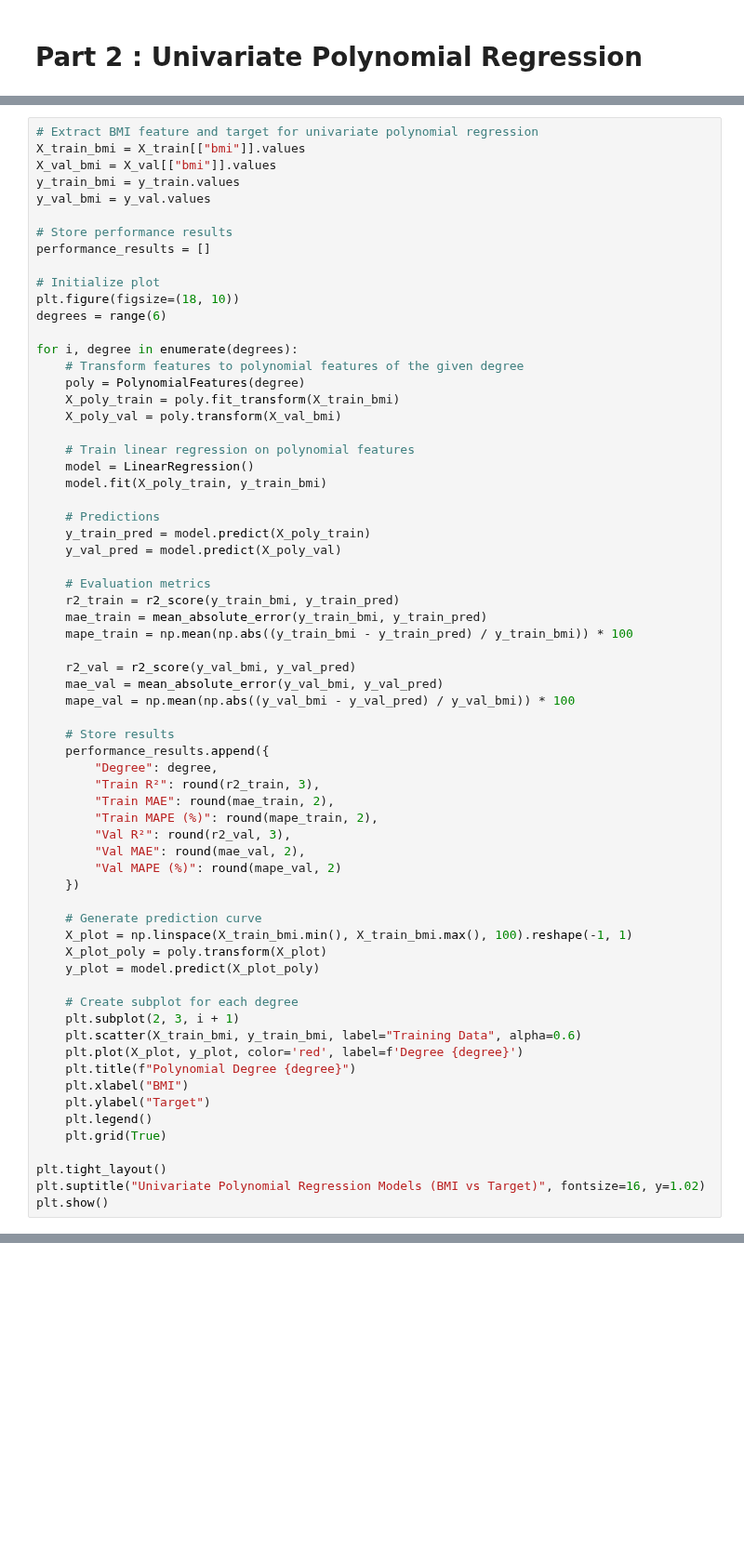
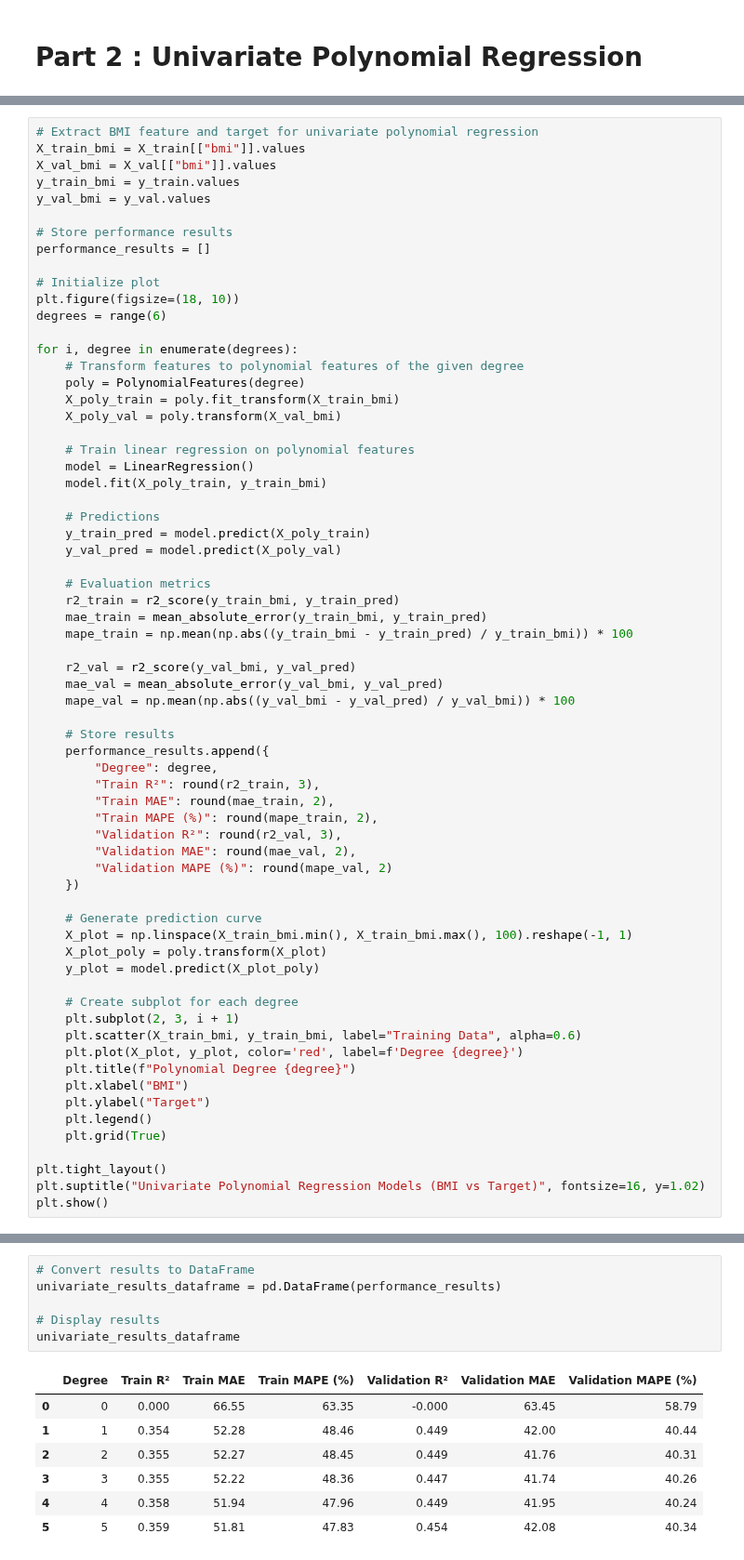
Before and after one commit to MandeepCon/Practical-Lab-2-MLR, a Jupyter notebook: Practical lab2.ipynb, the cells around one changed output, grey strips where cells are left out. Shown at 93% size. Drawn from its saved outputs; the diff is of its cells as text; blank space fills up the shorter version.

```diff
--- a/Practical lab2.ipynb
+++ b/Practical lab2.ipynb
@@ -450,9 +450,9 @@ for i, degree in enumerate(degrees):
         "Train R²": round(r2_train, 3),
         "Train MAE": round(mae_train, 2),
         "Train MAPE (%)": round(mape_train, 2),
-        "Val R²": round(r2_val, 3),
-        "Val MAE": round(mae_val, 2),
-        "Val MAPE (%)": round(mape_val, 2)
+        "Validation R²": round(r2_val, 3),
+        "Validation MAE": round(mae_val, 2),
+        "Validation MAPE (%)": round(mape_val, 2)
     })
 
     # Generate prediction curve
@@ -495,0 +505,14 @@ This analysis reinforces the **predictive strength of BMI** in determining diabe
+# %%
+# Convert results to DataFrame
+univariate_results_dataframe = pd.DataFrame(performance_results)
+
+# Display results
+univariate_results_dataframe
+# %% [output]
+|  | Degree | Train R² | Train MAE | Train MAPE (%) | Validation R² | Validation MAE | Validation MAPE (%) |
+| 0 | 0 | 0.000 | 66.55 | 63.35 | -0.000 | 63.45 | 58.79 |
+| 1 | 1 | 0.354 | 52.28 | 48.46 | 0.449 | 42.00 | 40.44 |
+| 2 | 2 | 0.355 | 52.27 | 48.45 | 0.449 | 41.76 | 40.31 |
+| 3 | 3 | 0.355 | 52.22 | 48.36 | 0.447 | 41.74 | 40.26 |
+| 4 | 4 | 0.358 | 51.94 | 47.96 | 0.449 | 41.95 | 40.24 |
+| 5 | 5 | 0.359 | 51.81 | 47.83 | 0.454 | 42.08 | 40.34 |
```
Also changed, not shown: parts of 2 cells of this notebook.
